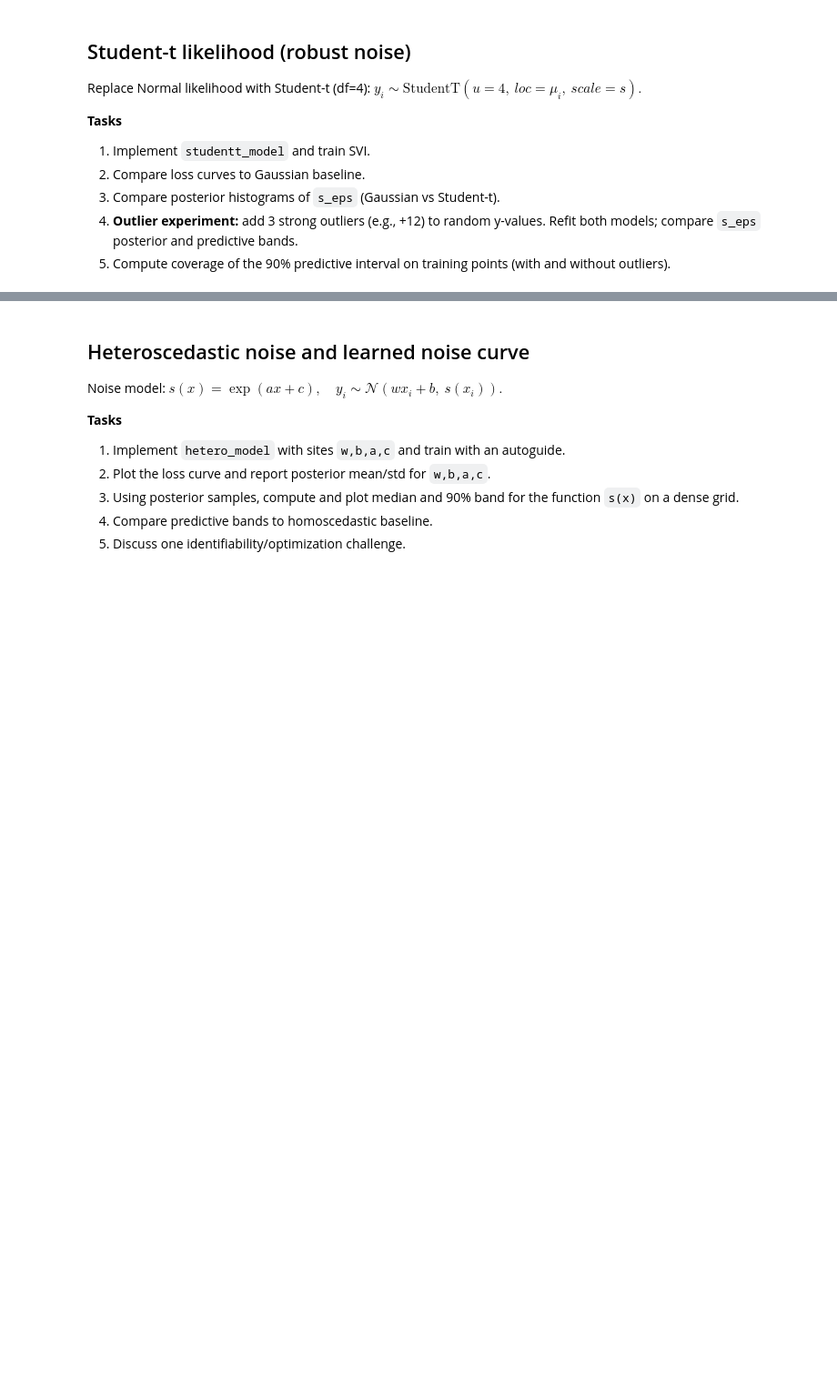
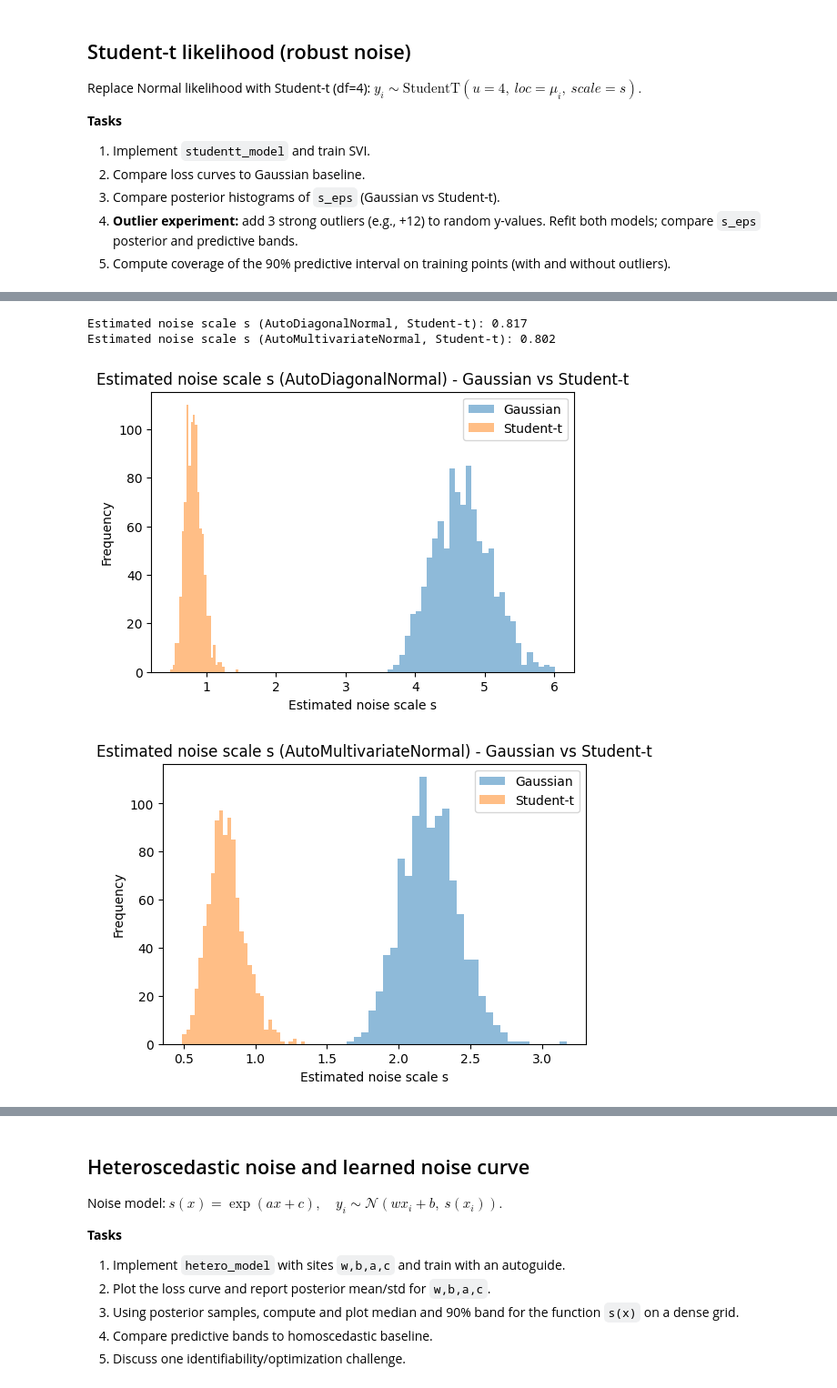
Before and after one commit to kmock930/Course-Uncertainty-Machine-Learning-2026, a Jupyter notebook: Assignment 2/SVI_assignment_questions (2).ipynb, the cells around one changed output, grey strips where cells are left out. Shown at 91% size. Saved outputs shown, nothing was run; the diff lists cells and outputs as text; code cells hidden in the pictures; blank space fills up the shorter version.

```diff
--- a/Assignment 2/SVI_assignment_questions (2).ipynb
+++ b/Assignment 2/SVI_assignment_questions (2).ipynb
@@ -443,0 +501,37 @@ u=4,\ 	loc=\mu_i,\ 	scale=s).$
+# %%
+s_eps_auto_t = sample_posterior(student_t_model, svi_auto_t, state_auto_t, key3, x_tr, num_samples=1000, sites=["s_eps"])['s_eps']
+print(f"Estimated noise scale s (AutoDiagonalNormal, Student-t): {jnp.mean(s_eps_auto_t):.3f}")
+s_eps_mv_t = sample_posterior(student_t_model, svi_mv_t, state_mv_t, random.PRNGKey(88), x_tr, num_samples=1000, sites=["s_eps"])['s_eps']
+print(f"Estimated noise scale s (AutoMultivariateNormal, Student-t): {jnp.mean(s_eps_mv_t):.3f}")
+
+# Plot: Compare Gaussian vs Student-t
+def compare(sample_posteriors: dict, title='Comparison of s_eps'):
+    plt.figure(figsize=(6,4))
+    plt.title(title)
+    for label, samples in sample_posteriors.items():
+        plt.hist(samples, alpha=0.5, label=label, bins=30)
+    plt.xlabel('Estimated noise scale s')
+    plt.ylabel('Frequency')
+    plt.legend()
+    plt.show()
+
+key, key1, key2 = random.split(key, 3)
+compare(
+    {
+        "Gaussian": pred_auto["s_eps"],
+        "Student-t": s_eps_auto_t,
+    },
+    title='Estimated noise scale s (AutoDiagonalNormal) - Gaussian vs Student-t'
+)
+compare(
+    {
+        "Gaussian": pred_mv["s_eps"],
+        "Student-t": s_eps_mv_t,
+    },
+    title='Estimated noise scale s (AutoMultivariateNormal) - Gaussian vs Student-t'
+)
+# %% [output]
+Estimated noise scale s (AutoDiagonalNormal, Student-t): 0.817
+Estimated noise scale s (AutoMultivariateNormal, Student-t): 0.802
+[figure, added]
+[figure, added]
```
Also changed, not shown: parts of 15 cells of this notebook.
